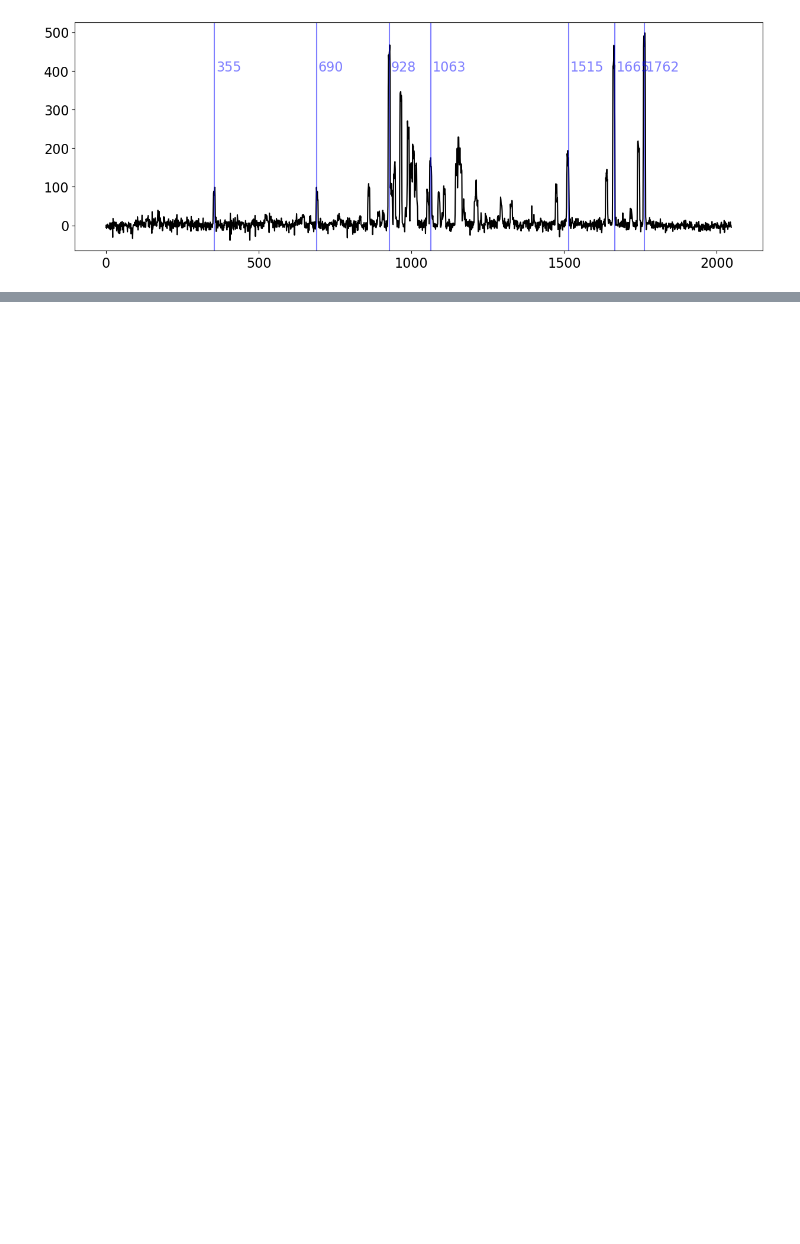
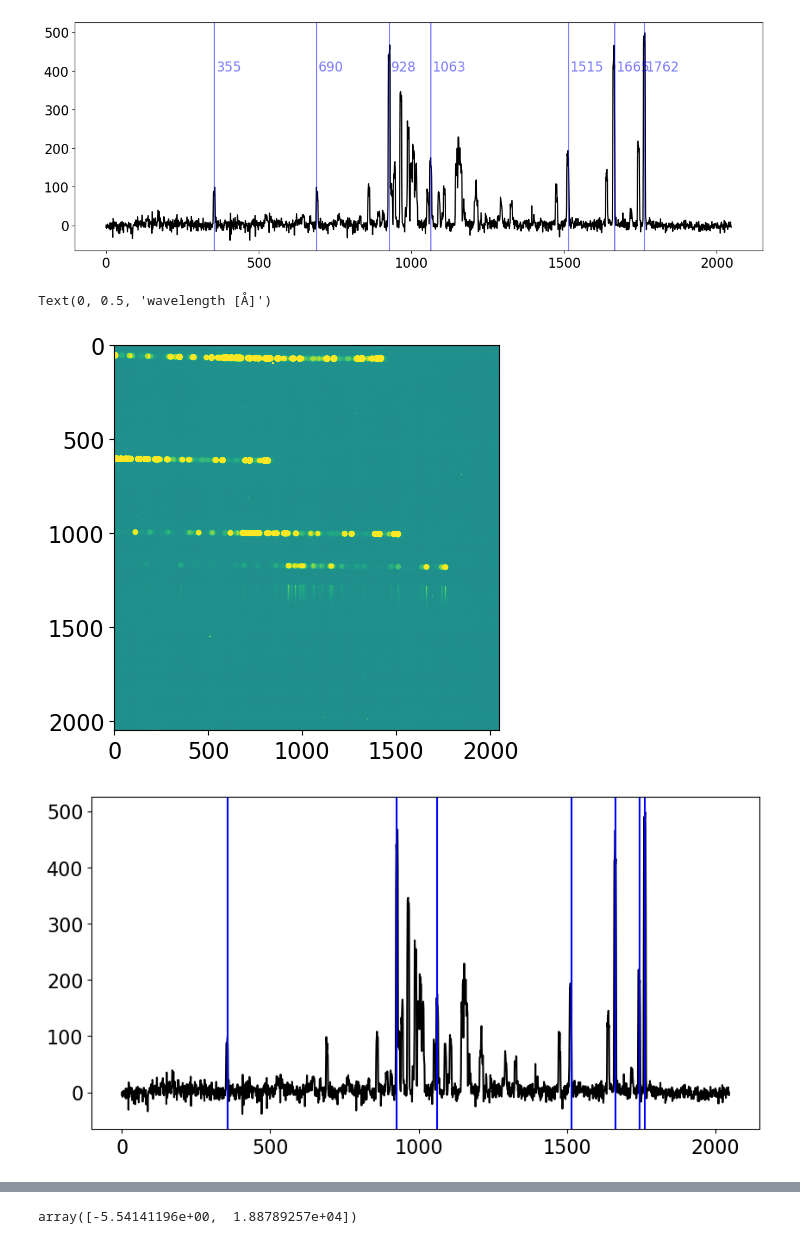
Before and after one commit to AyumiTK9/MOIRCS-reduction-temp-, a Jupyter notebook: fluxcalibration.ipynb, the cells around one changed output, grey strips where cells are left out. Drawn from its saved outputs; the diff is of its cells as text; code cells hidden in the pictures; blank space fills up the shorter version.

```diff
--- a/fluxcalibration.ipynb
+++ b/fluxcalibration.ipynb
@@ -268,3 +268,45 @@ for pix in pix_OH:
     plt.text(pix+5,400,str(pix),c='blue',alpha=0.5)
 # %% [output]
 [figure]
+# %%
+
+#### Calibration data image
+with fits.open(dir_rawdata+"MCSA00294647.fits") as lamp:
+    img = lamp[0].data
+    #hdu = fits.PrimaryHDU(img_clp[1])
+    #hdulist = fits.HDUList([hdu])
+
+fig = plt.figure(figsize=(5,5))
+VMIN = np.median(img)-np.std(img)
+VMAX = np.median(img)+np.std(img)
+plt.imshow(img,vmin = VMIN, vmax=VMAX)
+
+
+
+### OH夜光のスペクトル図から対応リスト作成
+dataset = np.array([[1762,9125.47],[1745, 9227.03],[1665,9660.43],[1515,10472.9],
+                    [1063,12960.2],[925,13722.3],[355,16945.2]])
+dataset = dataset[::-1]
+
+
+def LINEPLOTER(dataset):
+    for i in range(len(dataset)):
+        PIX_WAVE = dataset[i]
+        plt.axvline(PIX_WAVE[0],color="blue")
+    return
+
+#雑
+fig= plt.figure(figsize=(10,5))
+plt.plot(img[1300,:],color='black')
+LINEPLOTER(dataset)
+#plt.xlim(2048,0)
+fig = plt.figure(figsize=(5,5))
+lamp_pix = dataset.T[0]
+lamp_wave = dataset.T[1]
+plt.plot(lamp_pix,lamp_wave,color='blue')
+plt.xlabel('x-pixel')
+plt.ylabel('wavelength [Å]')
+# %% [output]
+Text(0, 0.5, 'wavelength [Å]')
+[figure, added]
+[figure, added]
@@ -270,0 +314,4 @@ for pix in pix_OH:
+# %%
+curve_fit(liner,lamp_pix,lamp_wave)[0]
+# %% [output]
+array([-5.54141196e+00,  1.88789257e+04])
```
Also changed, not shown: parts of 6 cells of this notebook.
